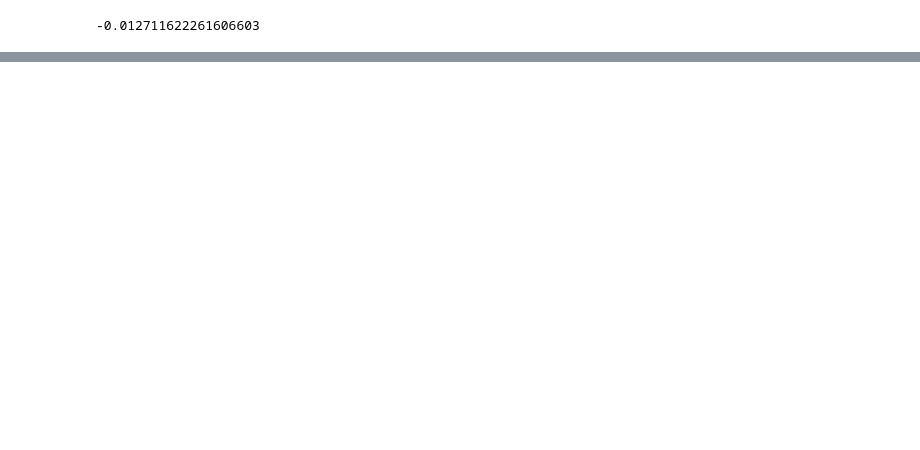
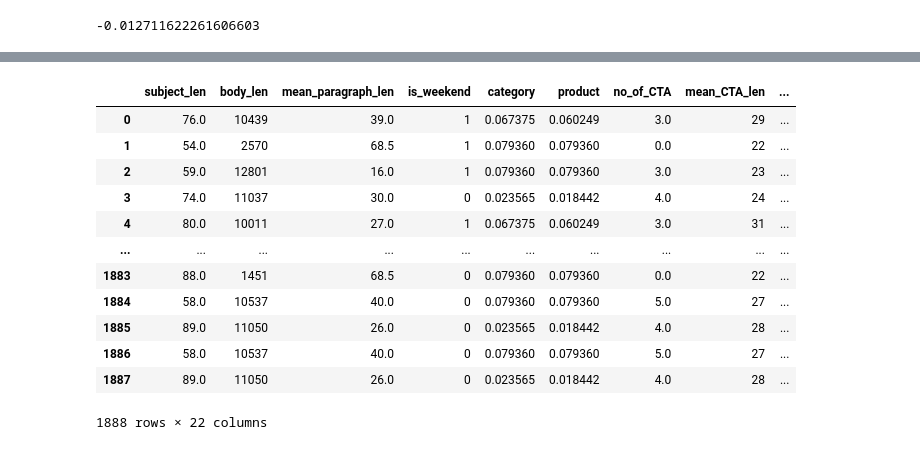
Before and after one commit to Chandra1295/email_CTR_Prediction, a Jupyter notebook: notebook/Model_Training.ipynb, the cells around one changed output, grey strips where cells are left out. Drawn from its saved outputs; the diff is of its cells as text; code cells hidden in the pictures; blank space fills up the shorter version.

```diff
--- a/notebook/Model_Training.ipynb
+++ b/notebook/Model_Training.ipynb
@@ -171,0 +359,16 @@ r2_score(y_valid,rf_pred)
+# %%
+df_train
+# %% [output]
+|  | subject_len | body_len | mean_paragraph_len | is_weekend | category | product | no_of_CTA | mean_CTA_len | ... |
+| 0 | 76.0 | 10439 | 39.0 | 1 | 0.067375 | 0.060249 | 3.0 | 29 | ... |
+| 1 | 54.0 | 2570 | 68.5 | 1 | 0.079360 | 0.079360 | 0.0 | 22 | ... |
+| 2 | 59.0 | 12801 | 16.0 | 1 | 0.079360 | 0.079360 | 3.0 | 23 | ... |
+| 3 | 74.0 | 11037 | 30.0 | 0 | 0.023565 | 0.018442 | 4.0 | 24 | ... |
+| 4 | 80.0 | 10011 | 27.0 | 1 | 0.067375 | 0.060249 | 3.0 | 31 | ... |
+| ... | ... | ... | ... | ... | ... | ... | ... | ... | ... |
+| 1883 | 88.0 | 1451 | 68.5 | 0 | 0.079360 | 0.079360 | 0.0 | 22 | ... |
+| 1884 | 58.0 | 10537 | 40.0 | 0 | 0.079360 | 0.079360 | 5.0 | 27 | ... |
+| 1885 | 89.0 | 11050 | 26.0 | 0 | 0.023565 | 0.018442 | 4.0 | 28 | ... |
+| 1886 | 58.0 | 10537 | 40.0 | 0 | 0.079360 | 0.079360 | 5.0 | 27 | ... |
+| 1887 | 89.0 | 11050 | 26.0 | 0 | 0.023565 | 0.018442 | 4.0 | 28 | ... |
+1888 rows × 22 columns
```
Also changed, not shown: parts of 14 cells of this notebook, 4 other files.
